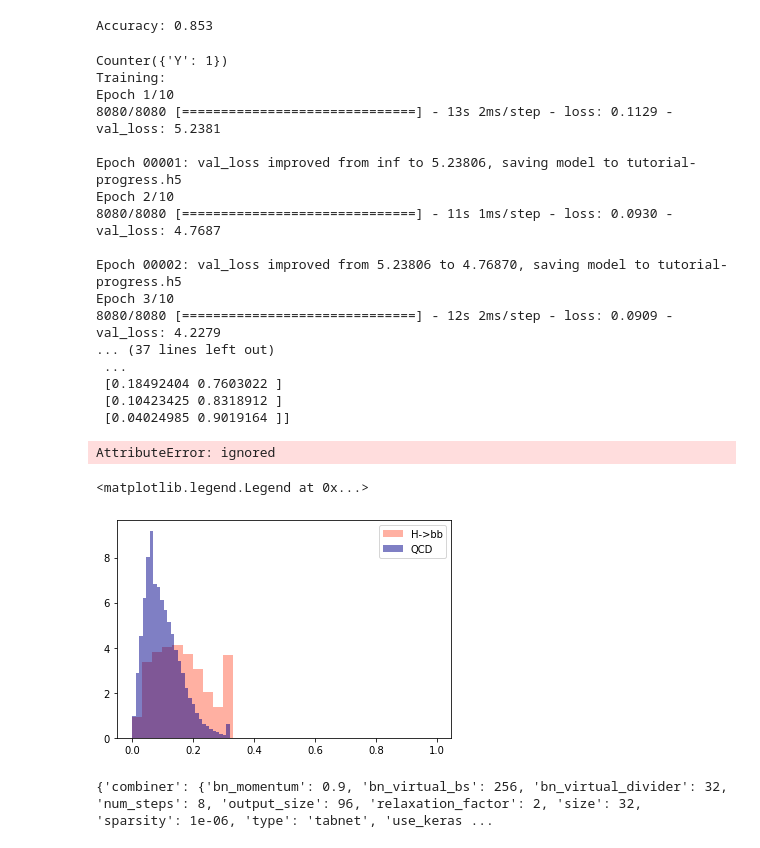
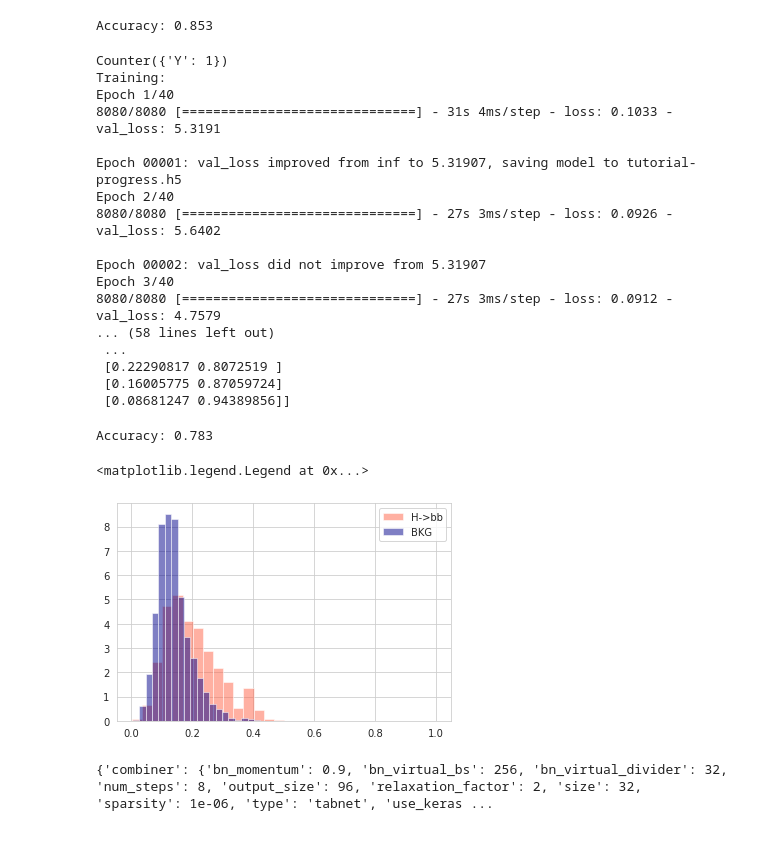
Before and after one commit to hessikaveh/TabNet-Test, a Jupyter notebook: TabNet.ipynb, the cells around one changed output. Cells and saved outputs as stored; diff of their text form; code cells hidden in the pictures.

```diff
--- a/TabNet.ipynb
+++ b/TabNet.ipynb
@@ -266,12 +266,15 @@ from tensorflow.keras import layers
 # Define Sequential model with 3 layers
 model = keras.Sequential(
     [
-        layers.Dense(20, activation="relu", name="layer1"),
-        layers.Dense(32, activation="relu", name="layer2"),
-        layers.Dense(10, activation="relu", name="layer3"),
-        layers.Dense(2, activation="sigmoid", name="layer4"),
+        layers.Dense(512, activation="relu", name="layer1"),
+        layers.Dense(256, activation="relu", name="layer2"),
+        layers.Dense(128, activation="relu", name="layer3"),
+        layers.Dense(64, activation="relu", name="layer4"),
+        layers.Dense(64, activation="relu", name="layer5"),
+        layers.Dense(2, activation="sigmoid", name="layer6"),
     ]
 )
+#2, 256, 128, 64, 64 and124964 nodes
 # %%
 from keras.utils.vis_utils import plot_model
 plot_model(model, 'temp.png', show_shapes=True)
@@ -291,7 +294,7 @@ try:
             EarlyStopping(verbose=True, patience=10, monitor='val_loss'),
             ModelCheckpoint('tutorial-progress.h5', monitor='val_loss', verbose=True, save_best_only=True)
         ],
-        epochs=10,
+        epochs=40,
         validation_split = 0.2,
         verbose=True
 )
@@ -308,35 +311,35 @@ open('tutorial.json', 'w').write(json_string)
 print( 'Done' )
 
 print( 'Testing...' )
-yhat = model.predict(X_test, verbose = True, batch_size = 512)
+yhat = model.predict(X_test, verbose = True, batch_size = 8080)
 
 # predictions
 print(yhat)
 # %% [output]
 Counter({'Y': 1})
 Training:
-Epoch 1/10
-8080/8080 [==============================] - 13s 2ms/step - loss: 0.1129 - val_loss: 5.2381
+Epoch 1/40
+8080/8080 [==============================] - 31s 4ms/step - loss: 0.1033 - val_loss: 5.3191
 
-Epoch 00001: val_loss improved from inf to 5.23806, saving model to tutorial-progress.h5
-Epoch 2/10
-8080/8080 [==============================] - 11s 1ms/step - loss: 0.0930 - val_loss: 4.7687
+Epoch 00001: val_loss improved from inf to 5.31907, saving model to tutorial-progress.h5
+Epoch 2/40
+8080/8080 [==============================] - 27s 3ms/step - loss: 0.0926 - val_loss: 5.6402
 
-Epoch 00002: val_loss improved from 5.23806 to 4.76870, saving model to tutorial-progress.h5
-Epoch 3/10
-8080/8080 [==============================] - 12s 2ms/step - loss: 0.0909 - val_loss: 4.2279
-... (37 lines left out)
+Epoch 00002: val_loss did not improve from 5.31907
+Epoch 3/40
+8080/8080 [==============================] - 27s 3ms/step - loss: 0.0912 - val_loss: 4.7579
+... (58 lines left out)
  ...
- [0.18492404 0.7603022 ]
- [0.10423425 0.8318912 ]
- [0.04024985 0.9019164 ]]
+ [0.22290817 0.8072519 ]
+ [0.16005775 0.87059724]
+ [0.08681247 0.94389856]]
 # %%
 yhat = model.predict(X_test)
 yhat_cls = np.argmax(yhat, axis=1)
 score = accuracy_score(Y_test, yhat_cls)
 print('Accuracy: %.3f' % score)
 # %% [output]
-AttributeError: ignored
+Accuracy: 0.783
 # %%
 # -- turn them into classes
 yhat_cls = np.argmax(yhat, axis=1)
@@ -377,35 +380,35 @@ def plot_confusion_matrix(cm, classes,
     plt.tight_layout()
     plt.ylabel('True label')
     plt.xlabel('Predicted label')
     plt.savefig("confusion.png")
 
 #print(yhat[:,0])
 #print(yhat[:,1])
 weights = pd.concat([sample_weight_test, Y_test], axis=1)
 yhat_df = pd.DataFrame(yhat)
 yhat_pred = pd.concat([yhat_df, Y_test], axis=1)
 #print(weights[weights['Y']==1]['weight'], yhat_pred)
 # Compute confusion matrix
 #cnf_matrix = confusion_matrix(Y_test, yhat, sample_weight=sample_weight_test)
 #cnf_matrix = confusion_matrix(Y_test, yhat_cls)
 #np.set_printoptions(precision=2)
 #plot_confusion_matrix(cnf_matrix, classes=['Hbb', 'Bkg'],
 #                      normalize=True,
 #                      title='Normalized confusion matrix')
 # signal eff = weighted tpr --> out of all signal events, what % for we classify as signal?
 #print ('Signal efficiency:', sample_weight_test[(yhat == 0)].sum() / sample_weight_test[yhat == 0].sum())
 
 # bkg eff = weighted fpr --> out of all bkg events, what % do we classify as signal?
 b_eff = weights[(Y_test != 0) ].sum() / weights[Y_test != 0].sum()
 #print ('Background efficiency:', b_eff)
 #print ('Background rej:', 1 / b_eff)
 fig, ax = plt.subplots()
 _ = ax.hist(yhat_pred[yhat_pred['Y']==0][0], bins=30, alpha=0.5, density=True, color='tomato', label='H->bb', weights =[ weights[weights['Y']==0]['weight'] ])
-_ = ax.hist(yhat_pred[yhat_pred['Y']==1][0], bins=30, alpha=0.5, density=True, color='darkblue', label='QCD', weights =[ weights[weights['Y']==1]['weight'] ])
+_ = ax.hist(yhat_pred[yhat_pred['Y']==1][0], bins=30, alpha=0.5, density=True, color='darkblue', label='BKG', weights =[ weights[weights['Y']==1]['weight'] ])
 ax.legend()
 # %% [output]
 <matplotlib.legend.Legend at 0x...>
-[figure, old version]
+[figure, new version]
 # %%
 import yaml
 yaml_data = {'input_features': [{'name': 'H_pt_fit_fallback', 'type': 'numerical'}, {'name': 'V_pt', 'type': 'numerical'}, {'name': 'nAddJets_2lep', 'type': 'numerical'}, {'name': 'SA5', 'type': 'numerical'}, {'name': 'V_mass', 'type': 'numerical'}, {'name': 'MET_Pt', 'type': 'numerical'}, {'name': 'hJets_leadingPt', 'type': 'numerical'}, {'name': 'hJets_subleadingPt', 'type': 'numerical'}, {'name': 'jjVPtRatio', 'type': 'numerical'}, {'name': 'HJ1_HJ2_dEta', 'type': 'numerical'}, {'name': 'HVdPhi_fit_fallback', 'type': 'numerical'}, {'name': 'hJets_btagged_0', 'type': 'numerical'}, {'name': 'hJets_btagged_1', 'type': 'numerical'}, {'name': 'HJ1_HJ2_dR', 'type': 'numerical'}, {'name': 'n_recoil_jets_fit', 'type': 'numerical'}, {'name': 'H_mass_sigma_fit', 'type': 'numerical'}], 'output_features': [{'name': 'Y', 'type': 'binary', 'weight_regularization': None}], 'combiner': {'type': 'tabnet', 'size': 32, 'output_size': 96, 'sparsity': 1e-06, 'bn_virtual_divider': 32, 'bn_momentum': 0.9, 'num_steps': 8, 'relaxation_factor': 2, 'use_keras_batch_norm': False, 'bn_virtual_bs': 256}, 'training': {'batch_size': 8192, 'eval_batch_size': 500000, 'epochs': 1000, 'early_stop': 20, 'learning_rate': 0.025, 'optimizer': {'type': 'adam'}, 'decay': True, 'decay_steps': 10000, 'decay_rate': 0.9, 'staircase': True, 'regularization_lambda': 1, 'validation_field': 'Y', 'shuffle_buffer_size': 1500000}}
```
